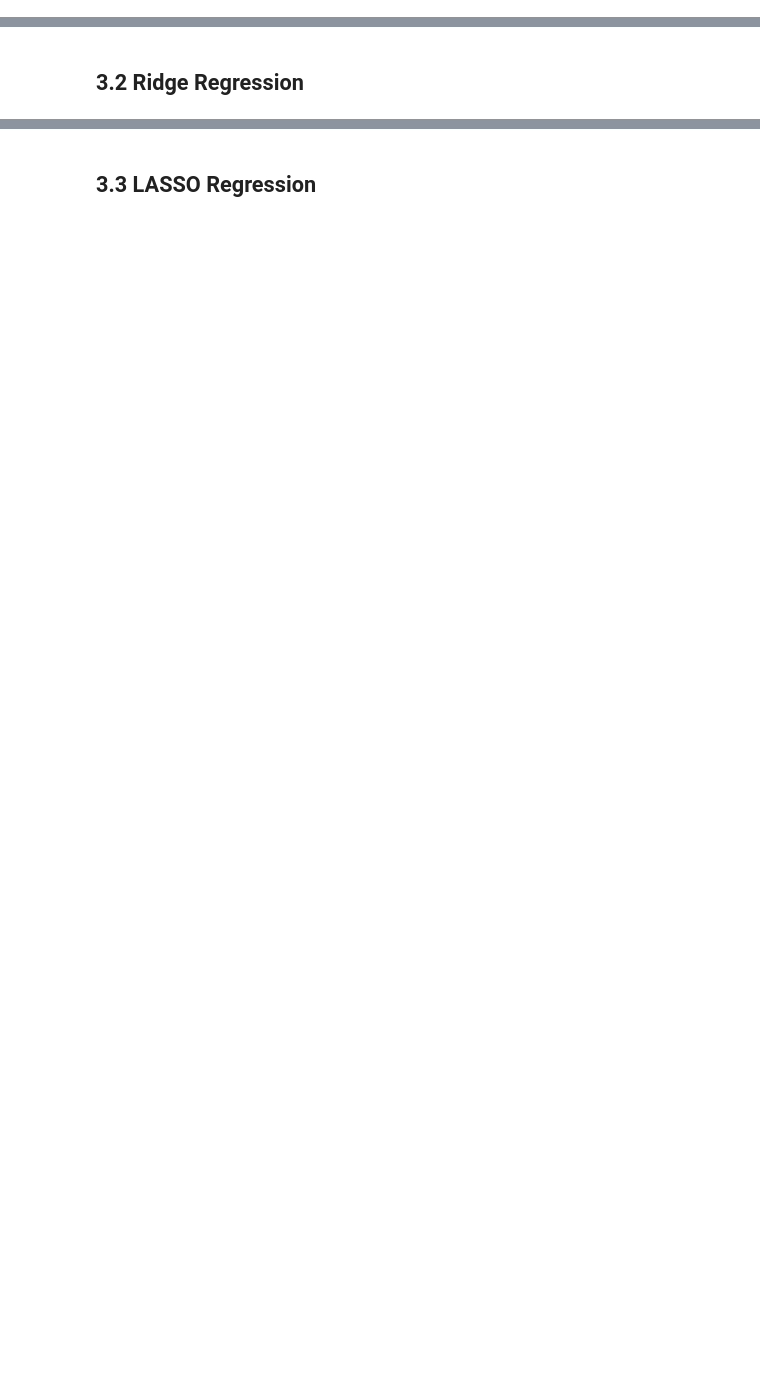
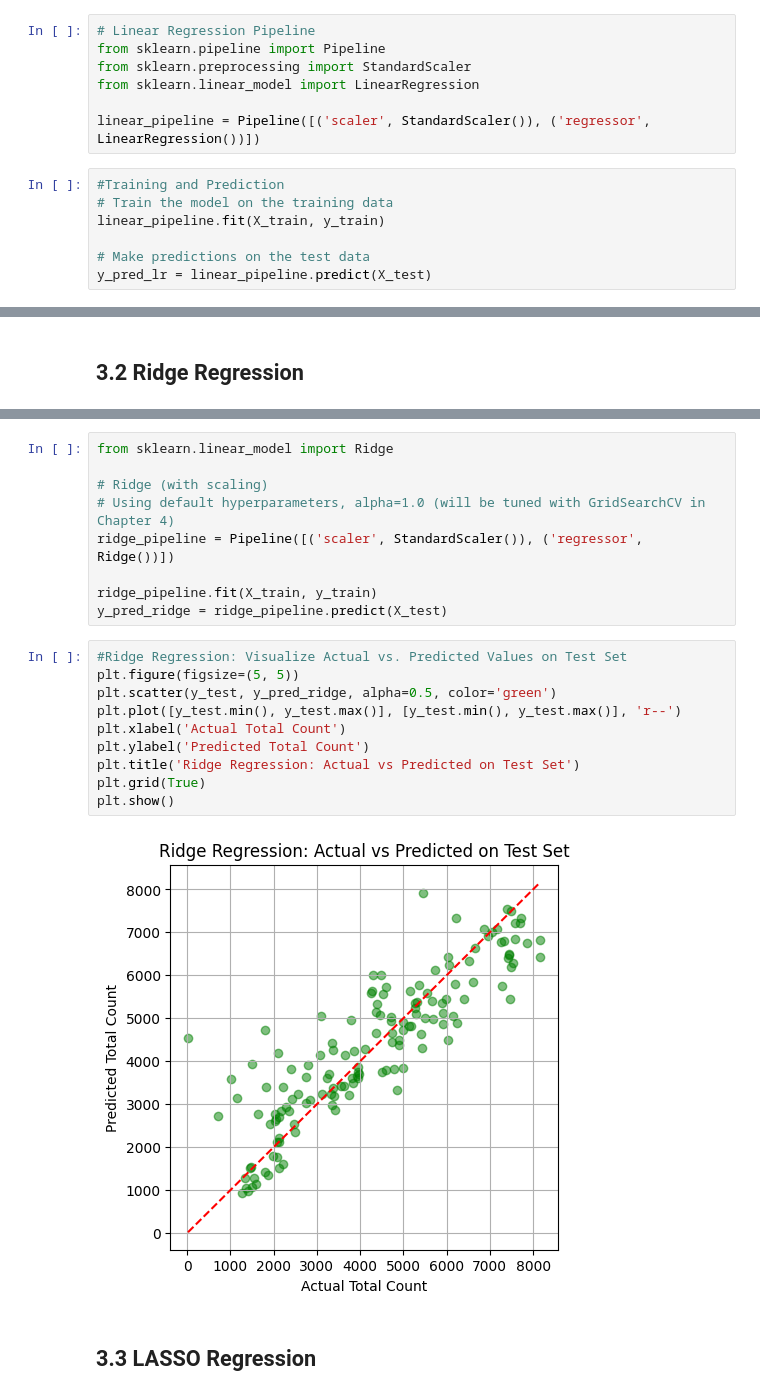
Before and after one commit to Wenxin-Lyu/MLDA_Project_Bike_Sharing, a Jupyter notebook: bike_sharing_report.ipynb, the cells around one changed output, grey strips where cells are left out. Saved outputs shown, nothing was run; the diff lists cells and outputs as text; blank space fills up the shorter version.

```diff
--- a/bike_sharing_report.ipynb
+++ b/bike_sharing_report.ipynb
@@ -501,0 +512,14 @@ All models will be trained on the training set and make predictions on the test
+# %%
+# Linear Regression Pipeline
+from sklearn.pipeline import Pipeline
+from sklearn.preprocessing import StandardScaler
+from sklearn.linear_model import LinearRegression
+
+linear_pipeline = Pipeline([('scaler', StandardScaler()), ('regressor', LinearRegression())])
+# %%
+#Training and Prediction
+# Train the model on the training data
+linear_pipeline.fit(X_train, y_train)
+
+# Make predictions on the test data
+y_pred_lr = linear_pipeline.predict(X_test)
@@ -512,2 +542,23 @@ All models will be trained on the training set and make predictions on the test
+# %%
+from sklearn.linear_model import Ridge
+
+# Ridge (with scaling)
+# Using default hyperparameters, alpha=1.0 (will be tuned with GridSearchCV in Chapter 4)
+ridge_pipeline = Pipeline([('scaler', StandardScaler()), ('regressor', Ridge())])
+
+ridge_pipeline.fit(X_train, y_train)
+y_pred_ridge = ridge_pipeline.predict(X_test)
+# %%
+#Ridge Regression: Visualize Actual vs. Predicted Values on Test Set
+plt.figure(figsize=(5, 5))
+plt.scatter(y_test, y_pred_ridge, alpha=0.5, color='green')
+plt.plot([y_test.min(), y_test.max()], [y_test.min(), y_test.max()], 'r--')
+plt.xlabel('Actual Total Count')
+plt.ylabel('Predicted Total Count')
+plt.title('Ridge Regression: Actual vs Predicted on Test Set')
+plt.grid(True)
+plt.show()
+# %% [output]
+[figure, added]
 # %% [markdown]
 ## 3.3 LASSO Regression
```
Also changed, not shown: parts of 13 cells of this notebook.
